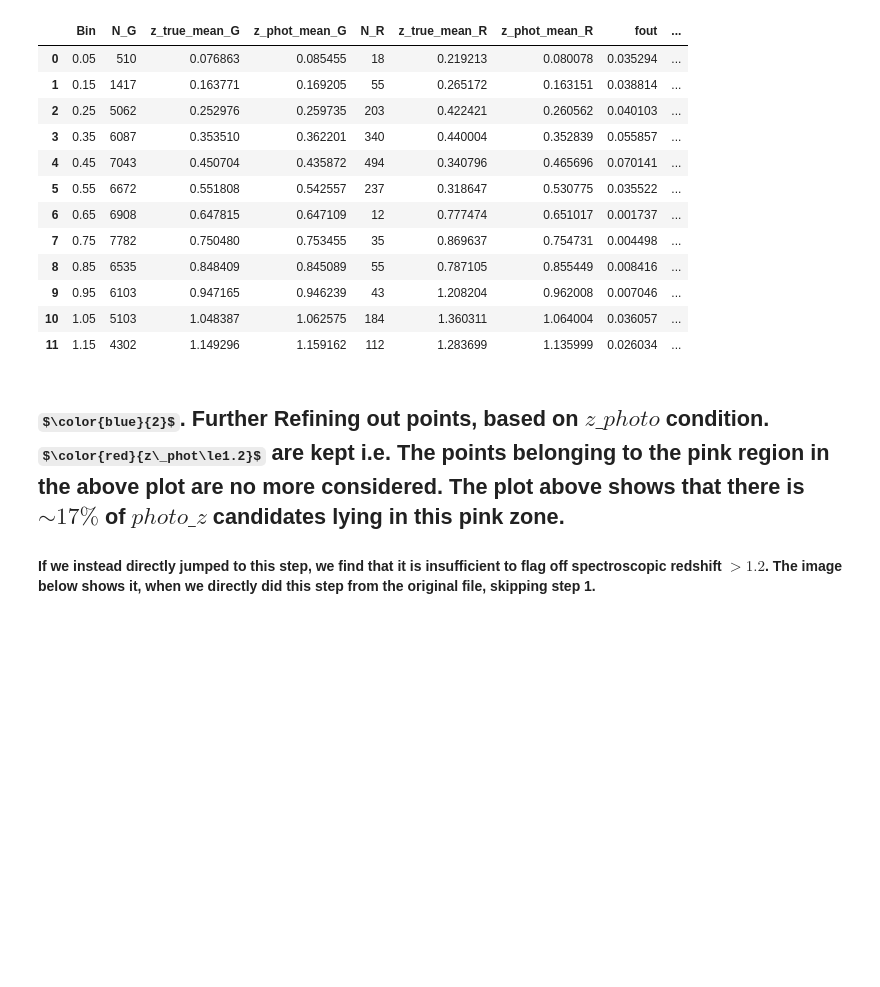
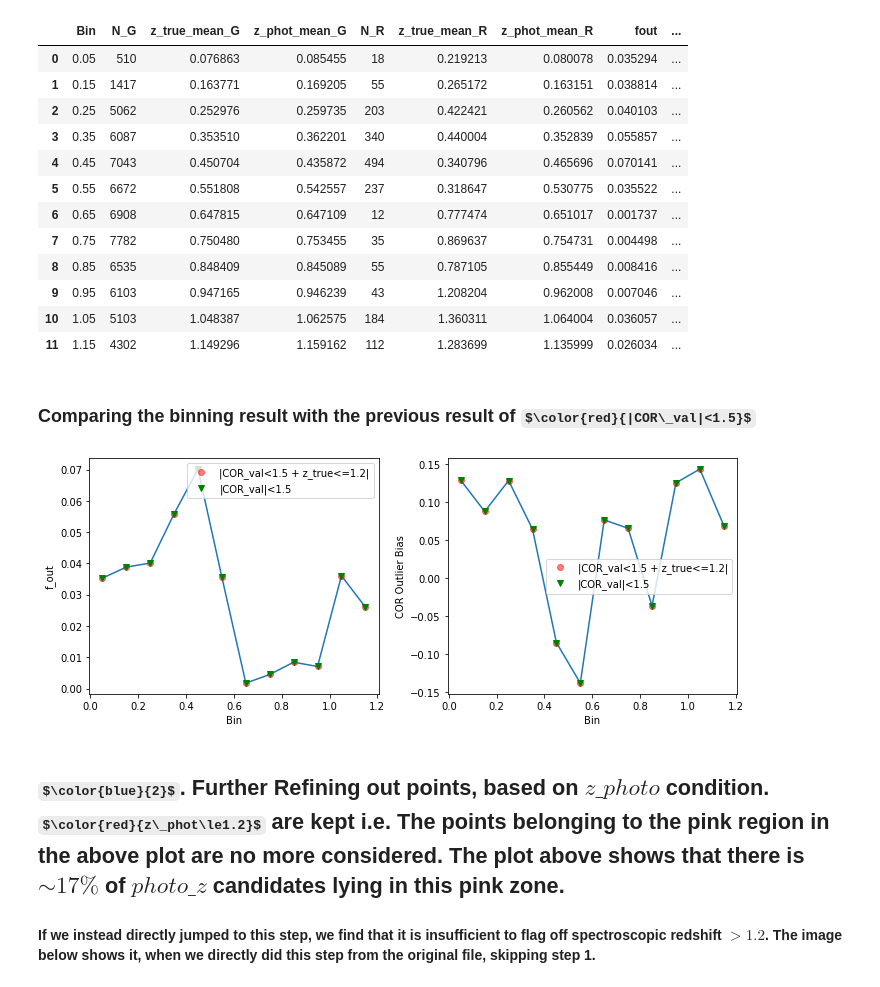
Before and after one commit to am610/Fisher-Matrix, a Jupyter notebook: github/tzpz_plotting/tzpz_QUALITY_CUT.ipynb, the cells around one changed output. Drawn from its saved outputs; the diff is of its cells as text; code cells hidden in the pictures; some formulas as TeX source; blank space fills up the shorter version.

```diff
--- a/github/tzpz_plotting/tzpz_QUALITY_CUT.ipynb
+++ b/github/tzpz_plotting/tzpz_QUALITY_CUT.ipynb
@@ -331,6 +333,28 @@ test
 | 9 | 0.95 | 6103 | 0.947165 | 0.946239 | 43 | 1.208204 | 0.962008 | 0.007046 | ... |
 | 10 | 1.05 | 5103 | 1.048387 | 1.062575 | 184 | 1.360311 | 1.064004 | 0.036057 | ... |
 | 11 | 1.15 | 4302 | 1.149296 | 1.159162 | 112 | 1.283699 | 1.135999 | 0.026034 | ... |
+# %% [markdown]
+### Comparing the binning result with the previous result of $\color{red}{|COR\_val|<1.5}$
+# %%
+plt.rcParams['figure.figsize'] = [10,4]
+plt.subplot(1,2,1)
+plt.plot(test.Bin,test.fout)
+plt.plot(test.Bin,test.fout,'o',c='r',alpha=0.5,label='|COR_val<1.5 + z_true<=1.2|')
+plt.plot(bin_fle.Bin,bin_fle.fout,'v',c='g',label='|COR_val|<1.5')
+plt.xlabel('Bin')
+plt.ylabel('f_out')
+plt.tight_layout()
+plt.legend()
+plt.subplot(1,2,2)
+plt.plot(test.Bin,test.COR_Outlier_Bias)
+plt.plot(test.Bin,test.COR_Outlier_Bias,'o',c='r',alpha=0.5,label='|COR_val<1.5 + z_true<=1.2|')
+plt.plot(bin_fle.Bin,bin_fle.COR_Outlier_Bias,'v',c='g',label='|COR_val|<1.5')
+plt.xlabel('Bin')
+plt.ylabel('COR Outlier Bias')
+plt.legend()
+plt.tight_layout()
+# %% [output]
+[figure, added]
 # %% [markdown]
 ## $\color{blue}{2}$. Further Refining out points, based on $z\_photo$ condition.  $\color{red}{z\_phot\le1.2}$ are kept i.e. The points belonging to the pink region in the above plot are no more considered. The plot above shows that there is $\sim17\%$ of $photo\_z$ candidates lying in this pink zone.
 #### If we instead directly jumped to this step, we find that it is insufficient to flag off spectroscopic redshift $ > 1.2$. The image below shows it, when we directly did this step from the original file, skipping step 1.
```
Also changed, not shown: parts of 2 cells of this notebook.
